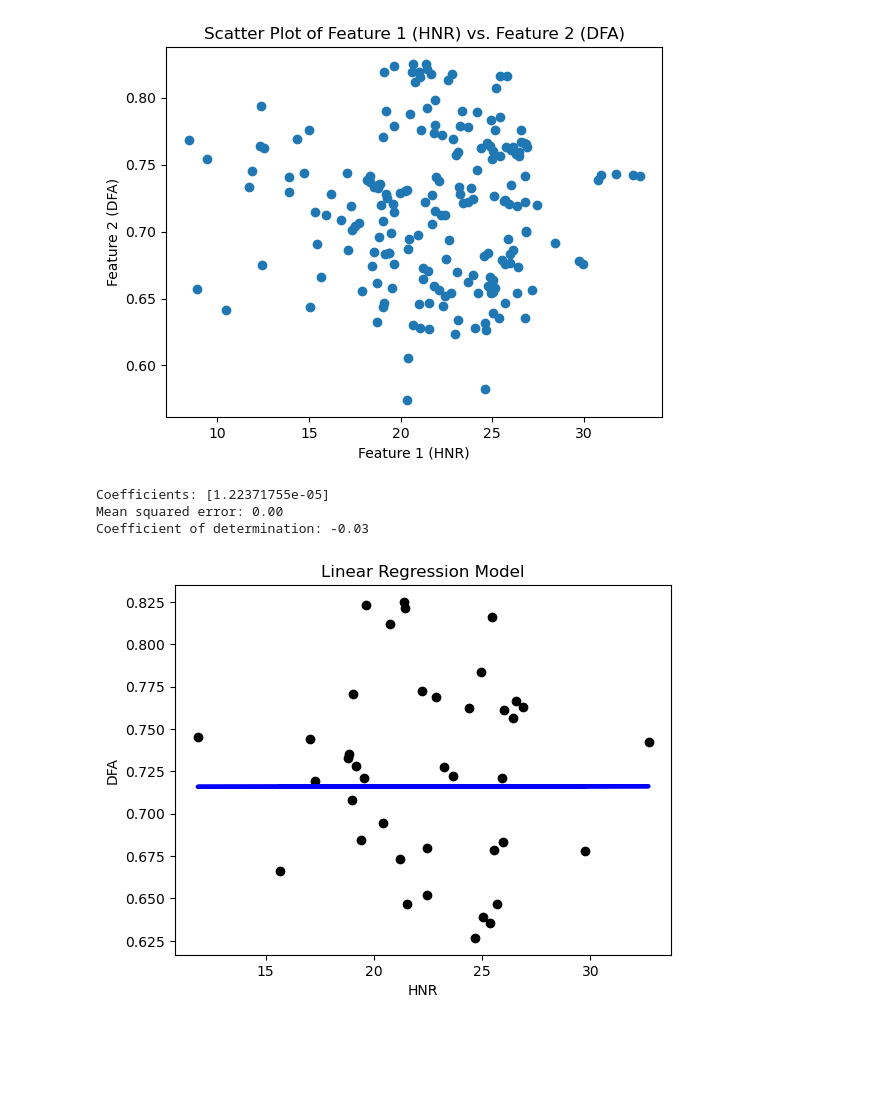
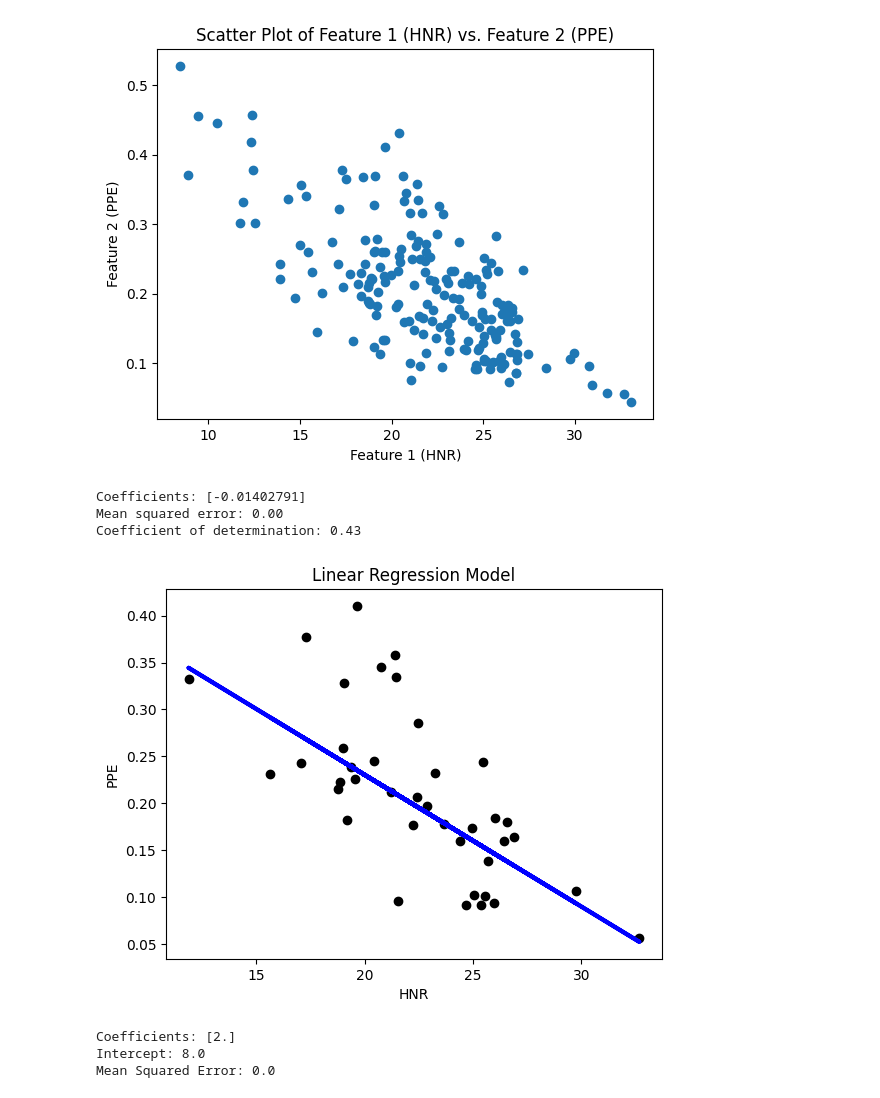
Before and after one commit to Rishisri29/MachineLearning_Lab, a Jupyter notebook: ML_Lab06_CSE21214.ipynb, the cells around one changed output. Saved outputs shown, nothing was run; the diff lists cells and outputs as text; code cells hidden in the pictures; blank space fills up the shorter version.

```diff
--- a/ML_Lab06_CSE21214.ipynb
+++ b/ML_Lab06_CSE21214.ipynb
@@ -1,27 +1,32 @@
 # %%
+#A1
+
 import pandas as pd
 import matplotlib.pyplot as plt
+import numpy as np
 
 # Read data from the Excel file
-data = pd.read_excel('Parkisons Dataset 1 Final (2).xlsx')
+data = pd.read_excel('Parkisons Dataset 1 Final.xlsx')
 
 # Extract the values for Feature A and Feature B
 feature_1 = data['HNR']
-feature_2 = data['DFA']
+feature_2 = data['PPE']
 
 # Create a scatter plot
 plt.scatter(feature_1, feature_2)
 
 # Add labels and a title
 plt.xlabel("Feature 1 (HNR)")
-plt.ylabel("Feature 2 (DFA)")
-plt.title("Scatter Plot of Feature 1 (HNR) vs. Feature 2 (DFA)")
+plt.ylabel("Feature 2 (PPE)")
+plt.title("Scatter Plot of Feature 1 (HNR) vs. Feature 2 (PPE)")
 
 # Show the plot
 plt.show()
 # %% [output]
-[figure, old version]
+[figure, new version]
 # %%
+#A2
+
 import pandas as pd
 from sklearn.model_selection import train_test_split
 from sklearn.linear_model import LinearRegression
@@ -29,13 +34,13 @@ from sklearn.metrics import mean_squared_error, r2_score
 import matplotlib.pyplot as plt
 
 # Assuming you've already loaded and cleaned your data
-data = pd.read_excel('Parkisons Dataset 1 Final (2).xlsx')
+data = pd.read_excel('Parkisons Dataset 1 Final.xlsx')
 data.isna().sum()
 data.fillna(data.mean(), inplace=True)
 
 # Define the independent and dependent variables
 X = data[['HNR']]  # Independent variable
-y = data['DFA']   # Dependent variable
+y = data['PPE']   # Dependent variable
 
 # Split the data into training and testing sets
 X_train, X_test, y_train, y_test = train_test_split(X, y, test_size=0.2, random_state=0)
@@ -61,12 +66,38 @@ plt.scatter(X_test, y_test, color="black")
 plt.plot(X_test, y_pred, color="blue", linewidth=3)
 
 plt.xlabel("HNR")
-plt.ylabel("DFA")
+plt.ylabel("PPE")
 plt.title("Linear Regression Model")
 
 plt.show()
 # %% [output]
-Coefficients: [1.22371755e-05]
+Coefficients: [-0.01402791]
 Mean squared error: 0.00
-Coefficient of determination: -0.03
+Coefficient of determination: 0.43
-[figure, old version]
+[figure, new version]
+# %%
+#A3
+
+from sklearn.model_selection import train_test_split
+from sklearn.linear_model import LinearRegression
+from sklearn.metrics import mean_squared_error
+
+# Assuming 'X' is your feature data and 'y' are continuous labels
+X_train, X_test, y_train, y_test = train_test_split(X, y, test_size=0.2, random_state=42)
+
+# Create and train the linear regression model
+model = LinearRegression()
+model.fit(X_train, y_train)
+
+# Predict on the test data
+y_pred = model.predict(X_test)
+
+# Calculate mean squared error (or another appropriate regression metric)
+mse = mean_squared_error(y_test, y_pred)
+print("Coefficients:", model.coef_)
+print("Intercept:", model.intercept_)
+print(f"Mean Squared Error: {mse}")
+# %% [output]
+Coefficients: [2.]
+Intercept: 8.0
+Mean Squared Error: 0.0
```
Also changed, not shown: parts of 2 cells of this notebook.
